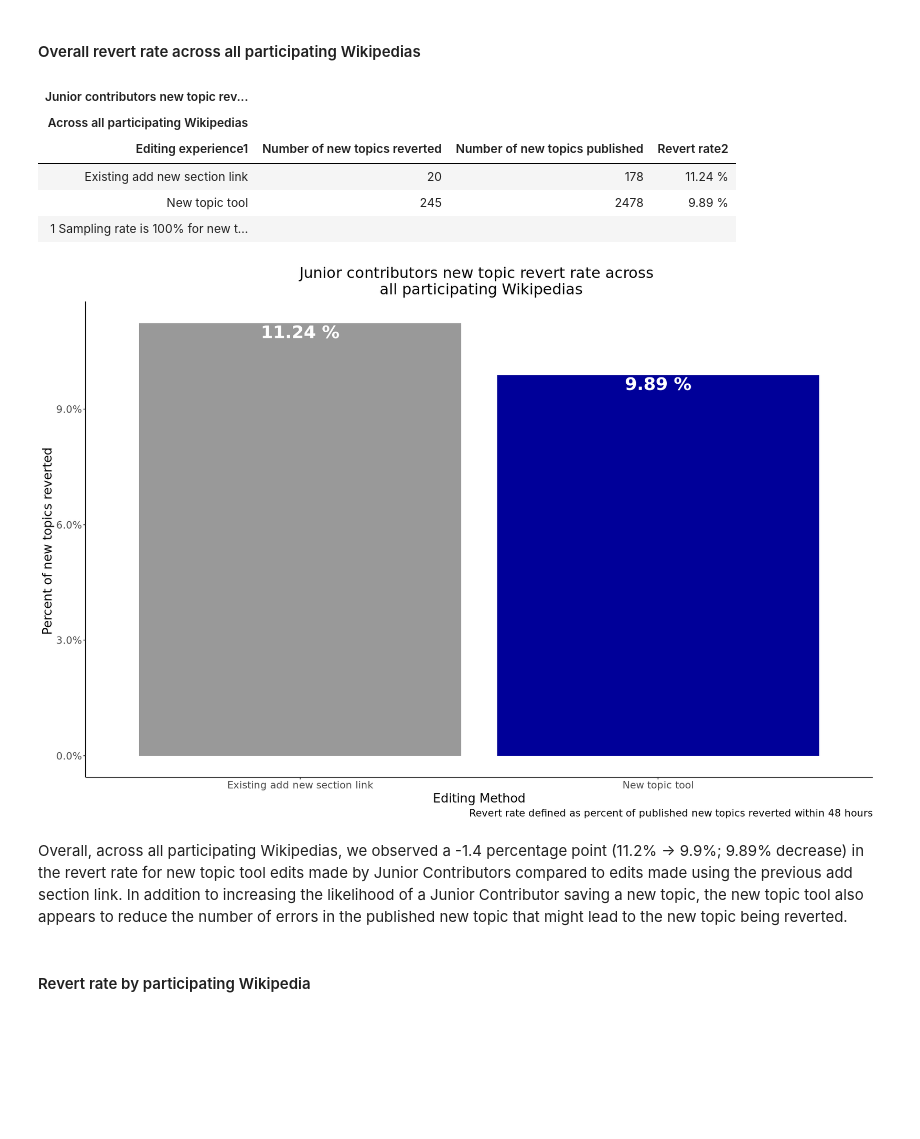
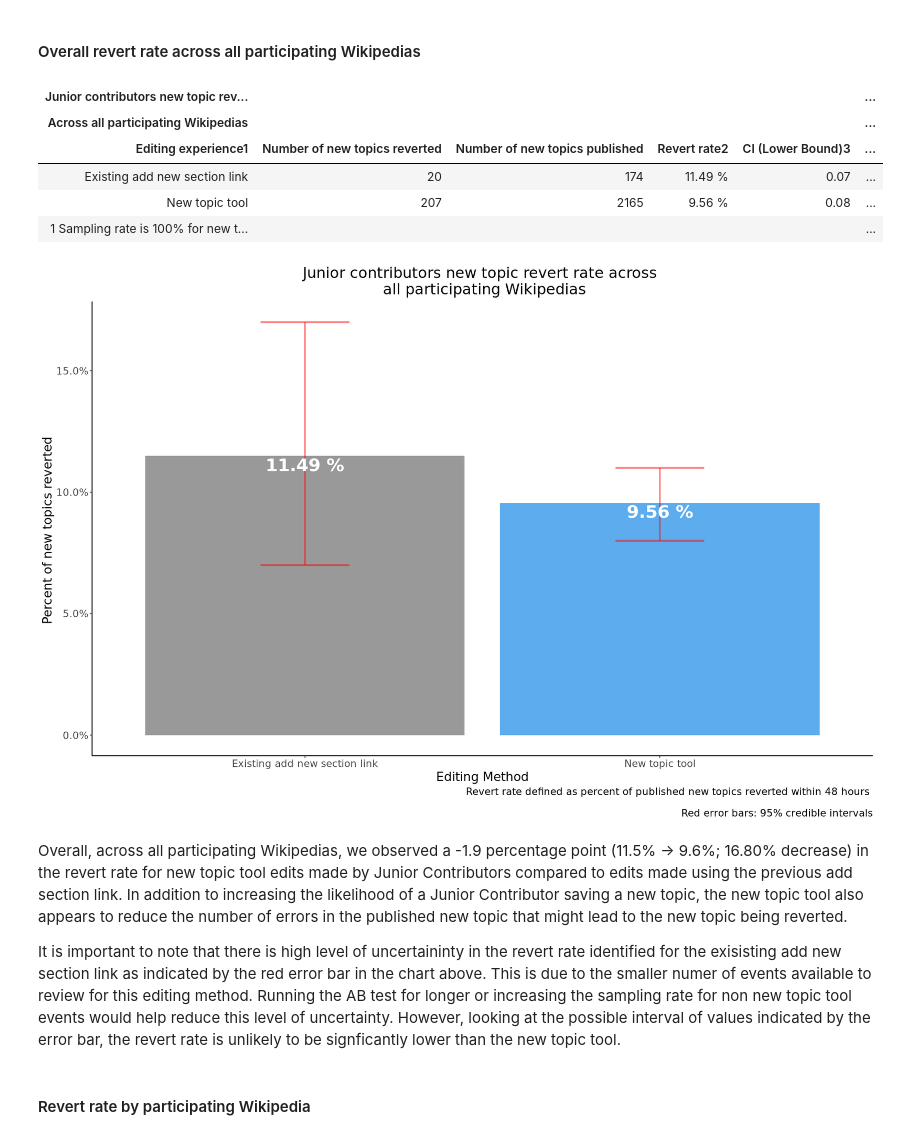
Before and after one commit to wikimedia-research/New-discussion-tool-analysis-2020, a Jupyter notebook: ab_test_logged_in.ipynb, the cells around one changed output. Drawn from its saved outputs; the diff is of its cells as text; code cells hidden in the pictures; blank space fills up the shorter version.

```diff
--- a/ab_test_logged_in.ipynb
+++ b/ab_test_logged_in.ipynb
@@ -941,10 +1008,6 @@ new_topic_reverts$section_edit_type <-
     levels = c("non-new-topic-tool", "new-topic-tool"),
     labels = c("Existing add new section link", "New topic tool")
   )
-new_topic_reverts$experience_level <-
-  factor(new_topic_reverts$experience_level,
-         levels = c("non-junior", "junior"),
-         labels = c("Non-Junior Contributor", "Junior Contributor"))
 
 new_topic_reverts$is_reverted <-
   factor(new_topic_reverts$is_reverted,
@@ -983,6 +1046,19 @@ new_topic_reverts <- new_topic_reverts %>%
       wiki == 'viwiki' ~ 'Vietnamese Wikipedia',
     )
   )
+# %%
+# Create new column to identify Junior and Non-Junior Contributors
+
+new_topic_reverts <- new_topic_reverts %>%
+  mutate(
+    is_junior = case_when(
+      #clarfiy participating project names
+      experience_level < 100 ~ "Junior Contributor",
+      experience_level >=  100 ~ "Non-Junior Contributor"
+    ),
+    is_junior = factor(is_junior,
+         levels = c("Non-Junior Contributor", "Junior Contributor")
+   ))
 # %% [markdown]
 ### Junior Contributor revert rate
 # %% [markdown]
@@ -990,16 +1066,21 @@ new_topic_reverts <- new_topic_reverts %>%
 # %%
 # filter date to only look at junior contributor edits reverted
 new_topic_reverts_jc <- new_topic_reverts %>%
-    filter(experience_level == 'Junior Contributor')
+    filter(is_junior == 'Junior Contributor')
 # %%
 # aggregrate based on editing experience type
 new_topic_reverts_jc_all <- new_topic_reverts_jc %>%
     group_by(section_edit_type) %>%
     summarise(total_reverts = n_distinct(revision_id[is_reverted == "Reverted"]),
               total_comments = n_distinct(revision_id),
-              revert_rate =paste(round(total_reverts/total_comments * 100, 2), '%'), .groups = 'drop')
+              revert_rate =paste(round(total_reverts/total_comments * 100, 2), '%'), .groups = 'drop')  %>%
+    ungroup()  %>%
+    cbind(as.data.frame(binom:::binom.bayes(x = .$total_reverts, n = .$total_comments, conf.level = 0.95, tol = 1e-10))) %>%
+    mutate(lower = round(lower,2),
+           upper = round(upper, 2))
 # %%
 new_topic_reverts_jc_all_table <- new_topic_reverts_jc_all %>%
+  select(c(1,2,3,4,11,12))  %>% #remove unneeded rows
   gt()  %>%
   tab_header(
     title = "Junior contributors new topic revert rate across all participating Wikipedias",
@@ -1009,9 +1090,10 @@ new_topic_reverts_jc_all_table <- new_topic_reverts_jc_all %>%
     section_edit_type = "Editing experience",
     total_reverts = "Number of new topics reverted",
     total_comments = "Number of new topics published",
-    revert_rate = "Revert rate"
+    revert_rate = "Revert rate",
+    lower = "CI (Lower Bound)",
+    upper = "CI (Upper Bound)"
   ) %>%
-
   tab_footnote(
     footnote = "Defined as percent of new topics reverted within 48 hours.",
     locations = cells_column_labels(
@@ -1024,46 +1106,58 @@ new_topic_reverts_jc_all_table <- new_topic_reverts_jc_all %>%
       columns = 'section_edit_type'
     )
   ) %>%
+  tab_footnote(
+    footnote = "95% credible intervals. There is a 95% probability that the parameter lies in this interval",
+    locations = cells_column_labels(
+      columns = c('lower', 'upper')
+    )
+  ) %>%
     gtsave(
     "new_topic_reverts_jc_all_table.html", inline_css = TRUE)
 
 IRdisplay::display_html(file = "new_topic_reverts_jc_all_table.html")
 # %% [output]
-| Junior contributors new topic rev... |  |  |  |
-| Across all participating Wikipedias |  |  |  |
-| Editing experience1 | Number of new topics reverted | Number of new topics published | Revert rate2 |
-| Existing add new section link | 20 | 178 | 11.24 % |
-| New topic tool | 245 | 2478 | 9.89 % |
-| 1 Sampling rate is 100% for new t... |  |  |  |
+| Junior contributors new topic rev... |  |  |  |  | ... |
+| Across all participating Wikipedias |  |  |  |  | ... |
+| Editing experience1 | Number of new topics reverted | Number of new topics published | Revert rate2 | CI (Lower Bound)3 | ... |
+| Existing add new section link | 20 | 174 | 11.49 % | 0.07 | ... |
+| New topic tool | 207 | 2165 | 9.56 % | 0.08 | ... |
+| 1 Sampling rate is 100% for new t... |  |  |  |  | ... |
 # %%
 # Plot edit completion rates for each user on each wiki
+
+dodge <- position_dodge(width=0.9)
 
 p <- new_topic_reverts_jc_all %>%
     ggplot(aes(x= section_edit_type, y = total_reverts/ total_comments, fill = section_edit_type)) +
     geom_col(position = 'dodge') +
+    geom_errorbar(aes(ymin = lower, ymax = upper), color = 'red', size = 1, alpha = 0.5, position = dodge, width = 0.25) +
     geom_text(aes(label = paste(revert_rate), fontface=2), vjust=1.2, size = 8, color = "white") +
     scale_y_continuous(labels = scales::percent) +
     scale_x_discrete(labels = c("Existing add new section link", "New topic tool")) +
     labs (y = "Percent of new topics reverted ",
           x = "Editing Method",
           title = "Junior contributors new topic revert rate across \n all participating Wikipedias",
-         caption = "Revert rate defined as percent of published new topics reverted within 48 hours")  +
-    scale_fill_manual(values= c("#999999", "#000099"))  +
+         caption = "Revert rate defined as percent of published new topics reverted within 48 hours \n
+            Red error bars: 95% credible intervals")  +
+    scale_fill_manual(values= c("#999999", "steelblue2"))  +
     theme(
         panel.grid.minor = element_blank(),
         panel.background = element_blank(),
          plot.title = element_text(hjust = 0.5),
         text = element_text(size=16),
         legend.position= "none",
         axis.line = element_line(colour = "black"))
 p
 
 
 ggsave("Figures/new_topic_reverts_jc_all .png", p, width = 16, height = 8, units = "in", dpi = 300)
 # %% [output]
-[figure, old version]
+[figure, new version]
 # %% [markdown]
-Overall, across all participating Wikipedias, we observed a -1.4 percentage point (11.2% → 9.9%; 9.89% decrease) in the revert rate for new topic tool edits made by Junior Contributors compared to edits made using the previous add section link. In addition to increasing the likelihood of a Junior Contributor saving a new topic, the new topic tool also appears to reduce the number of errors in the published new topic that might lead to the new topic being reverted.
+Overall, across all participating Wikipedias, we observed a -1.9 percentage point (11.5% → 9.6%; 16.80% decrease) in the revert rate for new topic tool edits made by Junior Contributors compared to edits made using the previous add section link. In addition to increasing the likelihood of a Junior Contributor saving a new topic, the new topic tool also appears to reduce the number of errors in the published new topic that might lead to the new topic being reverted.
+
+It is important to note that there is high level of uncertaininty in the revert rate identified for the exisisting add new section link as indicated by the red error bar in the chart above. This is due to the smaller numer of events available to review for this editing method. Running the AB test for longer or increasing the sampling rate for non new topic tool events would help reduce this level of uncertainty. However, looking at the possible interval of values indicated by the error bar, the revert rate is unlikely to be signficantly lower than the new topic tool.
 # %% [markdown]
 #### Revert rate by participating Wikipedia
 # %%
```
Also changed, not shown: parts of 66 cells of this notebook, 13 other files.
